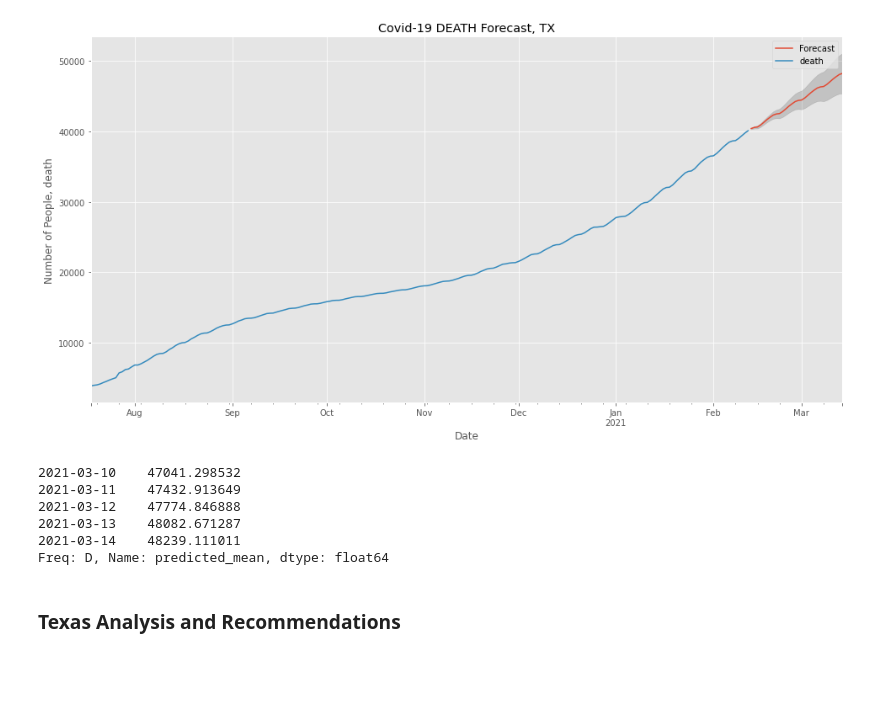
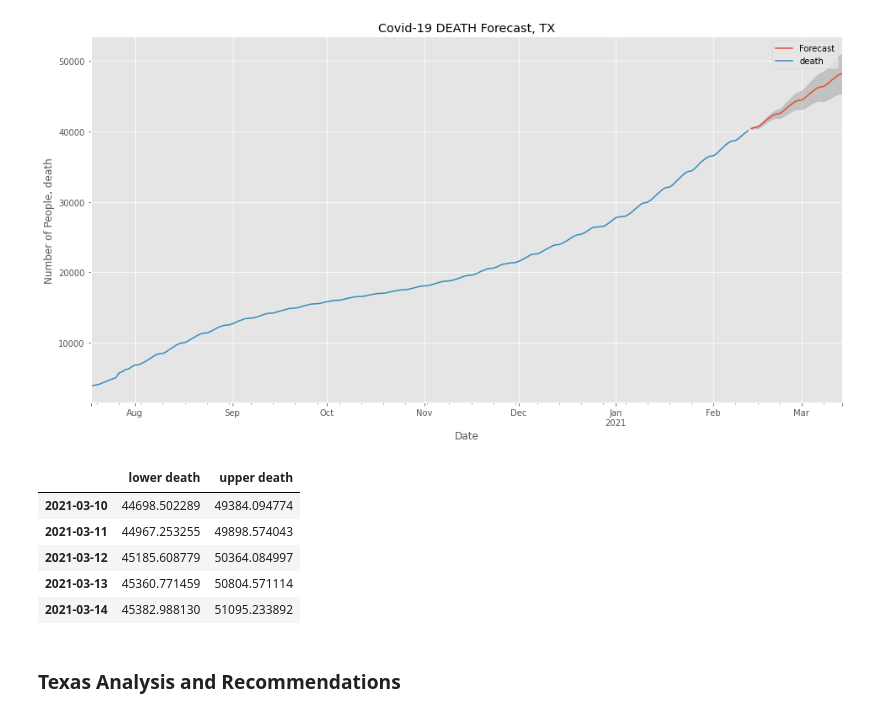
Before and after one commit to JosephDenney/Covid_Analysis, a Jupyter notebook: Covid_Notebook.ipynb, the cells around one changed output. Cells and saved outputs as stored; diff of their text form; code cells hidden in the pictures; blank space fills up the shorter version.

```diff
--- a/Covid_Notebook.ipynb
+++ b/Covid_Notebook.ipynb
@@ -1005,14 +1052,14 @@ exog_forecast, results_forecast = build_SARIMAX_forecast(model=model,
 # %% [output]
 [figure]
 # %%
-results_forecast.predicted_mean[-5:]
+results_forecast.conf_int()[-5:]
 # %% [output]
-2021-03-10    47041.298532
-2021-03-11    47432.913649
-2021-03-12    47774.846888
-2021-03-13    48082.671287
-2021-03-14    48239.111011
-Freq: D, Name: predicted_mean, dtype: float64
+|  | lower death | upper death |
+| 2021-03-10 | 44698.502289 | 49384.094774 |
+| 2021-03-11 | 44967.253255 | 49898.574043 |
+| 2021-03-12 | 45185.608779 | 50364.084997 |
+| 2021-03-13 | 45360.771459 | 50804.571114 |
+| 2021-03-14 | 45382.988130 | 51095.233892 |
 # %% [markdown]
 ### Texas Analysis and Recommendations
 # %% [markdown]
```
Also changed, not shown: parts of 22 cells of this notebook, 37 other files.
